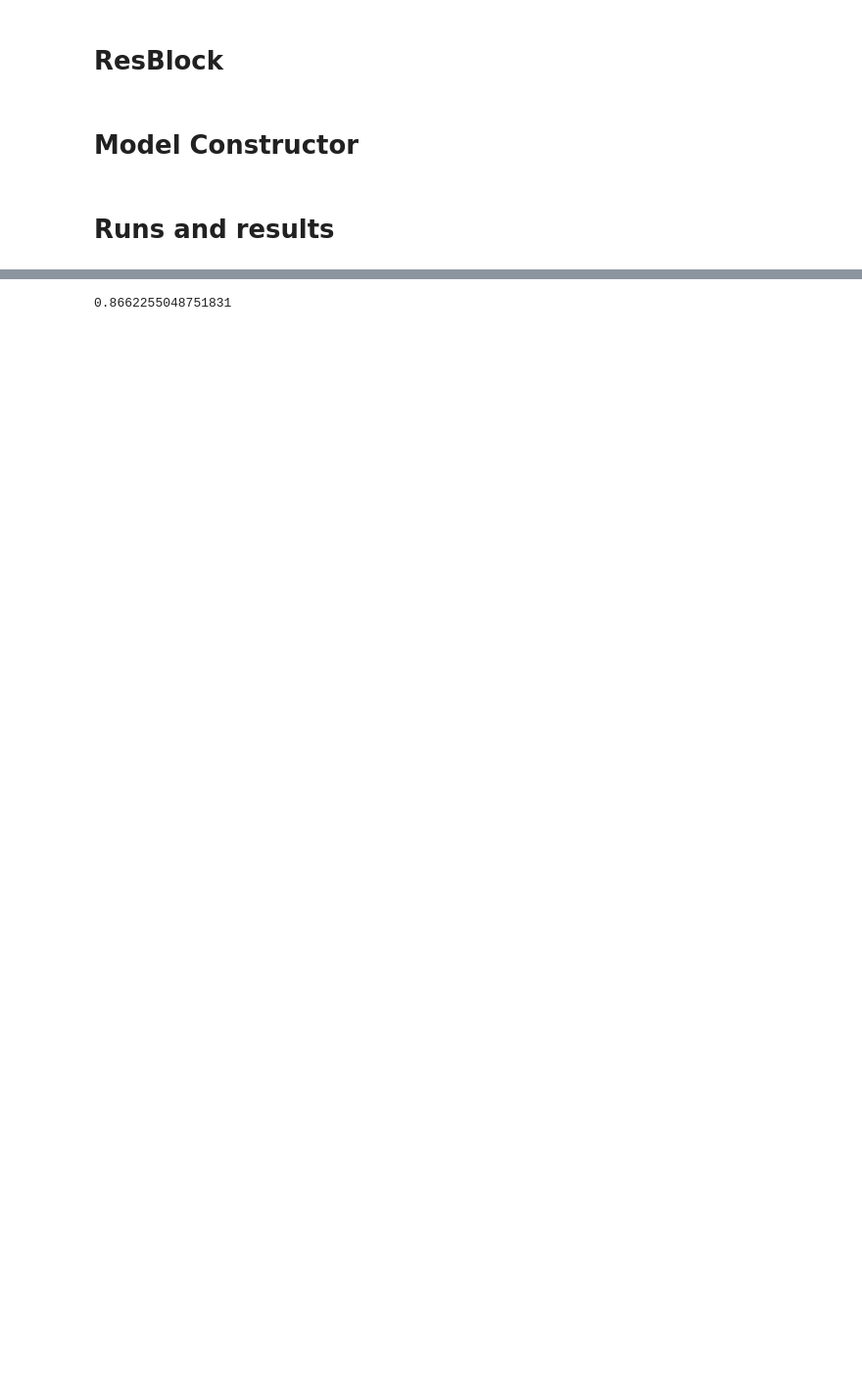
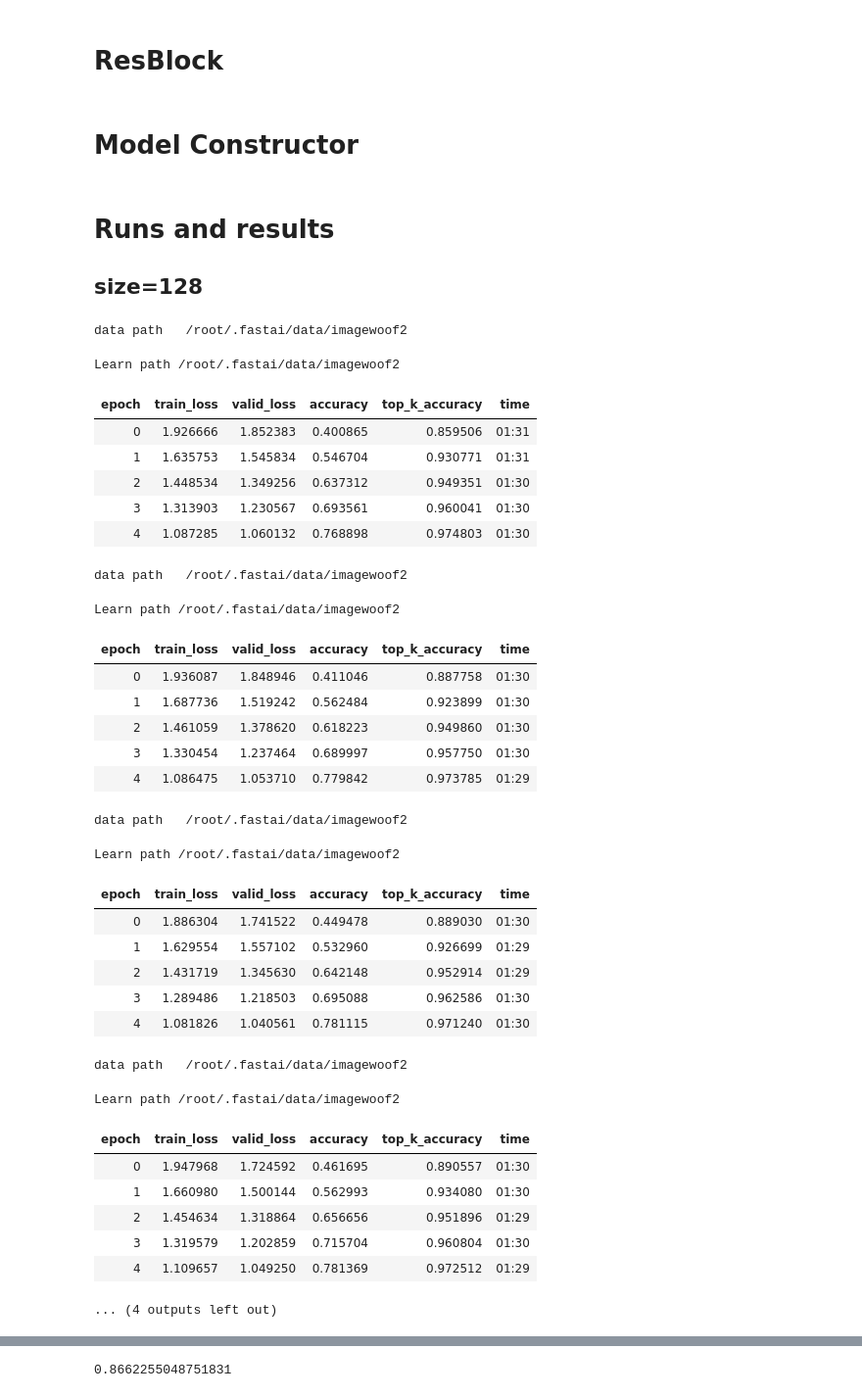
Before and after one commit to BoaEi/imagenette_experiments, a Jupyter notebook: Woof_ResNet_separable.ipynb, the cells around one changed output, grey strips where cells are left out. Shown at 98% size. Cells and saved outputs as stored; diff of their text form; code cells hidden in the pictures; blank space fills up the shorter version.

```diff
--- a/Woof_ResNet_separable.ipynb
+++ b/Woof_ResNet_separable.ipynb
@@ -33,7 +66,15 @@ class NewLayer(nn.Sequential):
             padding=None, bias=False, groups=1, **kwargs):
 
         if padding==None: padding = ks//2
-        layers = [('Conv{}x{}'.format(ks,ks),
+        if ks==3 and nf!=ni*4:  # to be used for the "stem" of ResNet
+          layers = [('Conv3x3',
+              nn.Conv2d(ni, ni*4, 3, padding=1, bias=bias, groups=ni)),
+                    ('act_fn', act_fn),
+                    ('Conv1x1',
+              nn.Conv2d(ni*4, nf, 1, bias=bias, groups=1))
+              ]
+        else:
+          layers = [('Conv{}x{}'.format(ks,ks),
               nn.Conv2d(ni, nf, ks, stride=stride, padding=padding, bias=bias, groups=groups))]
 
         act_bn = [('act_fn', act_fn)] if act else []
@@ -82,3 +123,48 @@ model.sa = True
 res = []
 # %% [markdown]
 # Runs and results
+
+## size=128
+# %%
+# not for stem
+epochs = [5]*5
+for e in epochs:
+    mixup=0 if e<=20 else 0.2
+    learn = get_learn(model=model, size=128, bs=32, mixup=mixup)
+    learn.fit_fc(e, lr=4e-3, moms=(0.95,0.95), start_pct=0.72)
+    res += [learn.recorder.metrics[-1][0].item()]
+print([round(x, 6) for x in res], sum(res)/len(res))
+# %% [output]
+data path   /root/.fastai/data/imagewoof2
+Learn path /root/.fastai/data/imagewoof2
+| epoch | train_loss | valid_loss | accuracy | top_k_accuracy | time |
+| 0 | 1.926666 | 1.852383 | 0.400865 | 0.859506 | 01:31 |
+| 1 | 1.635753 | 1.545834 | 0.546704 | 0.930771 | 01:31 |
+| 2 | 1.448534 | 1.349256 | 0.637312 | 0.949351 | 01:30 |
+| 3 | 1.313903 | 1.230567 | 0.693561 | 0.960041 | 01:30 |
+| 4 | 1.087285 | 1.060132 | 0.768898 | 0.974803 | 01:30 |
+data path   /root/.fastai/data/imagewoof2
+Learn path /root/.fastai/data/imagewoof2
+| epoch | train_loss | valid_loss | accuracy | top_k_accuracy | time |
+| 0 | 1.936087 | 1.848946 | 0.411046 | 0.887758 | 01:30 |
+| 1 | 1.687736 | 1.519242 | 0.562484 | 0.923899 | 01:30 |
+| 2 | 1.461059 | 1.378620 | 0.618223 | 0.949860 | 01:30 |
+| 3 | 1.330454 | 1.237464 | 0.689997 | 0.957750 | 01:30 |
+| 4 | 1.086475 | 1.053710 | 0.779842 | 0.973785 | 01:29 |
+data path   /root/.fastai/data/imagewoof2
+Learn path /root/.fastai/data/imagewoof2
+| epoch | train_loss | valid_loss | accuracy | top_k_accuracy | time |
+| 0 | 1.886304 | 1.741522 | 0.449478 | 0.889030 | 01:30 |
+| 1 | 1.629554 | 1.557102 | 0.532960 | 0.926699 | 01:29 |
+| 2 | 1.431719 | 1.345630 | 0.642148 | 0.952914 | 01:29 |
+| 3 | 1.289486 | 1.218503 | 0.695088 | 0.962586 | 01:30 |
+| 4 | 1.081826 | 1.040561 | 0.781115 | 0.971240 | 01:30 |
+data path   /root/.fastai/data/imagewoof2
+Learn path /root/.fastai/data/imagewoof2
+| epoch | train_loss | valid_loss | accuracy | top_k_accuracy | time |
+| 0 | 1.947968 | 1.724592 | 0.461695 | 0.890557 | 01:30 |
+| 1 | 1.660980 | 1.500144 | 0.562993 | 0.934080 | 01:30 |
+| 2 | 1.454634 | 1.318864 | 0.656656 | 0.951896 | 01:29 |
+| 3 | 1.319579 | 1.202859 | 0.715704 | 0.960804 | 01:30 |
+| 4 | 1.109657 | 1.049250 | 0.781369 | 0.972512 | 01:29 |
+... (4 outputs left out)
```
Also changed, not shown: parts of 16 cells of this notebook.
